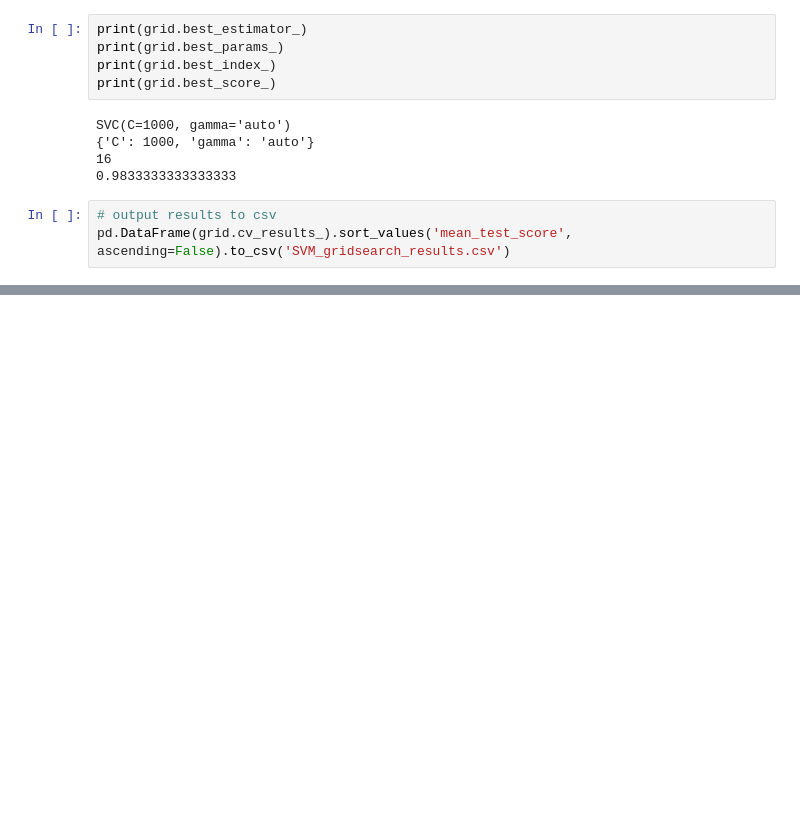
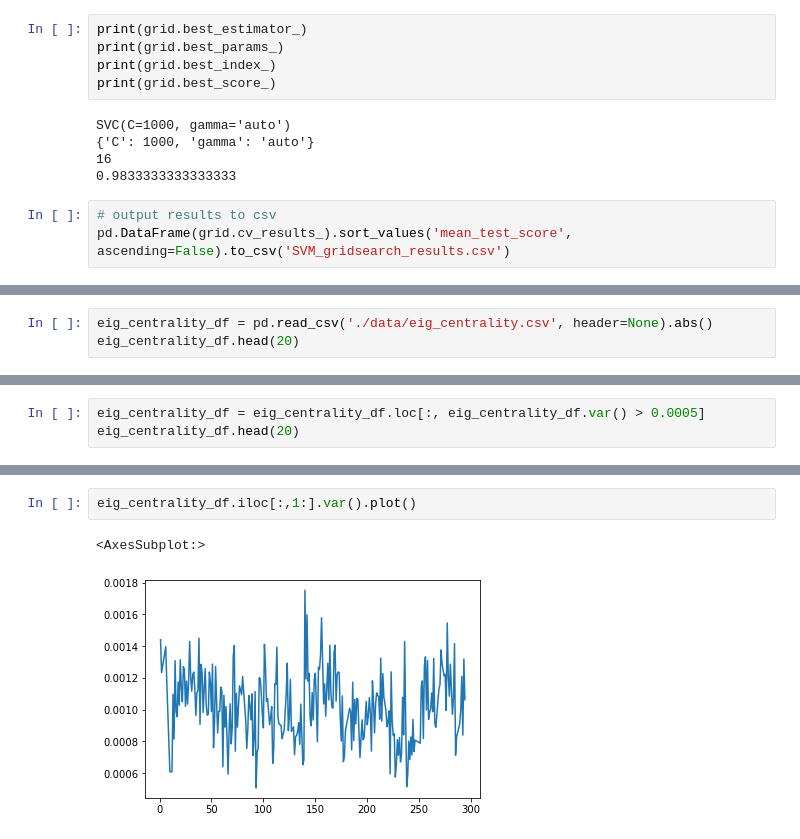
Before and after one commit to jplineb/Scratch-Work, a Jupyter notebook: SVM_brain/exploring_svms.ipynb, the cells around one changed output, grey strips where cells are left out. Drawn from its saved outputs; the diff is of its cells as text; blank space fills up the shorter version.

```diff
--- a/SVM_brain/exploring_svms.ipynb
+++ b/SVM_brain/exploring_svms.ipynb
@@ -197,0 +195,3 @@ pd.DataFrame(grid.cv_results_).sort_values('mean_test_score', ascending=False).t
+# %%
+eig_centrality_df = pd.read_csv('./data/eig_centrality.csv', header=None).abs()
+eig_centrality_df.head(20)
@@ -197,0 +217,3 @@ pd.DataFrame(grid.cv_results_).sort_values('mean_test_score', ascending=False).t
+# %%
+eig_centrality_df = eig_centrality_df.loc[:, eig_centrality_df.var() > 0.0005]
+eig_centrality_df.head(20)
@@ -197,0 +239,5 @@ pd.DataFrame(grid.cv_results_).sort_values('mean_test_score', ascending=False).t
+# %%
+eig_centrality_df.iloc[:,1:].var().plot()
+# %% [output]
+<AxesSubplot:>
+[figure, added]
```
Also changed, not shown: parts of 10 cells of this notebook.
